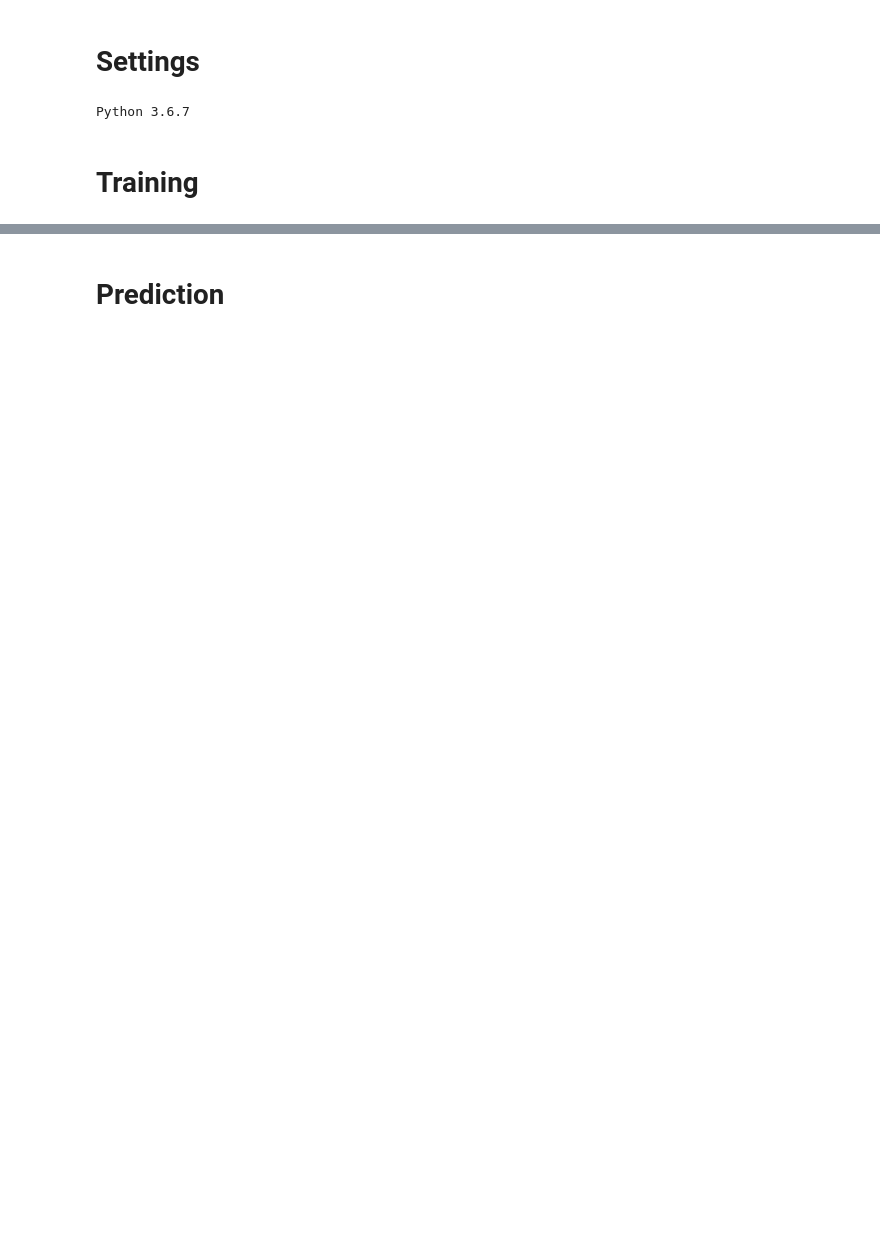
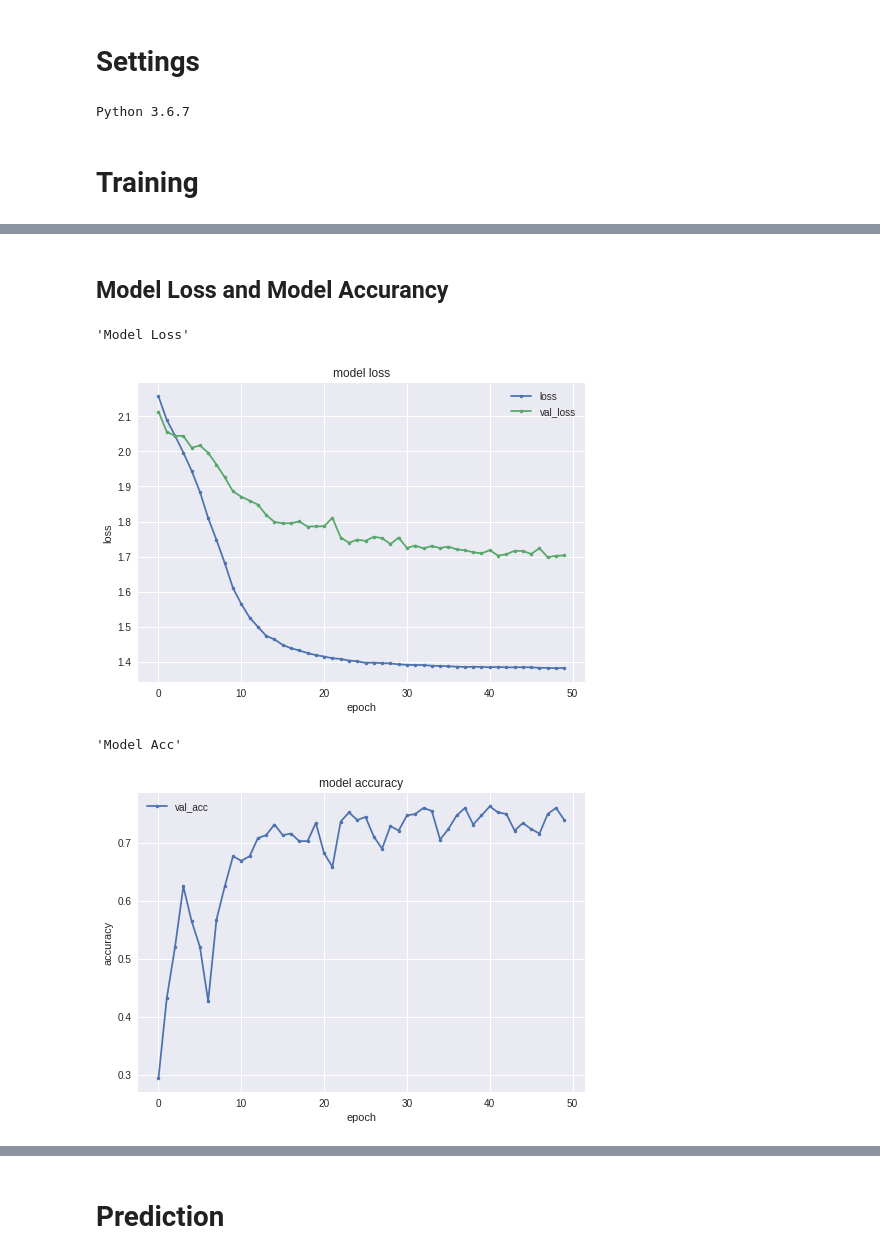
Before and after one commit to skypenguins/MillionLive-Idol-Prediction-with-PyTorch, a Jupyter notebook: millionlive_idol_prediction_pytorch_cuda.ipynb, the cells around one changed output, grey strips where cells are left out. Drawn from its saved outputs; the diff is of its cells as text; code cells hidden in the pictures; blank space fills up the shorter version.

Commit message:
Improve accurancy

```diff
--- a/millionlive_idol_prediction_pytorch_cuda.ipynb
+++ b/millionlive_idol_prediction_pytorch_cuda.ipynb
@@ -347,0 +299,31 @@ weighted avg       0.78      0.76      0.76       307
+# %%
+# Million Live Idol Scripts Dataset (Scripts and Labels)
+transformed_script_dataset = MillionLiveIdolScriptsDataset(transform=StringToTensor(max_length))
+# Split dataset
+train_data, test_data = train_test_split(transformed_script_dataset, test_size=0.25)
+# Dataset Loader
+train_loader = DataLoader(train_data, batch_size=batch_size, shuffle=True, num_workers=10)
+test_loader = DataLoader(test_data, batch_size=batch_size, shuffle=False, num_workers=10)
+
+"""
+for i_batch, (id, idol_id, script)  in enumerate(train_loader):
+    print('index:', i_batch)
+    print('id:', id.size())
+    print('idol_id:', idol_id)
+    print('script:', script.size())
+"""
+learning_rate = 0.001
+num_epochs = 50
+
+# Create model
+model = CLCNN(max_length=max_length).to(device)
+optimizer = optim.Adam(model.parameters(), lr=learning_rate)
+criterion = nn.CrossEntropyLoss()
+print(model)
+
+# Generate an idol dictionary
+idol_df = transformed_script_dataset.idol_data_frame.set_index('id')
+idol_dict = idol_df['idol_id'].drop_duplicates().to_dict()
+
+# Fit
+loss_list, val_loss_list, val_acc_list = fit(model, optimizer, criterion, train_loader, test_loader, learning_rate, num_epochs)
@@ -347,0 +348,9 @@ weighted avg       0.78      0.76      0.76       307
+# %% [markdown]
+## Model Loss and Model Accurancy
+# %%
+plot_history(loss_list, val_loss_list, val_acc_list)
+# %% [output]
+'Model Loss'
+[figure, added]
+'Model Acc'
+[figure, added]
```
Also changed, not shown: parts of 11 cells of this notebook.
